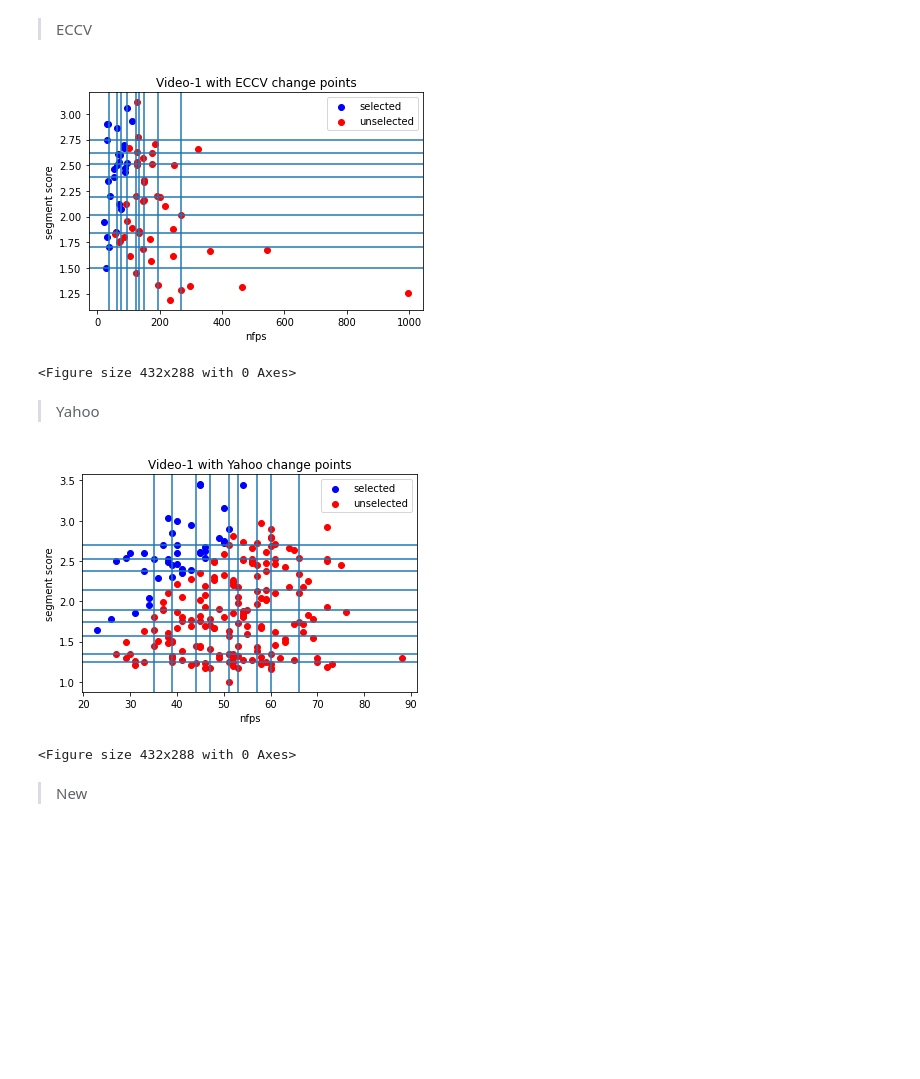
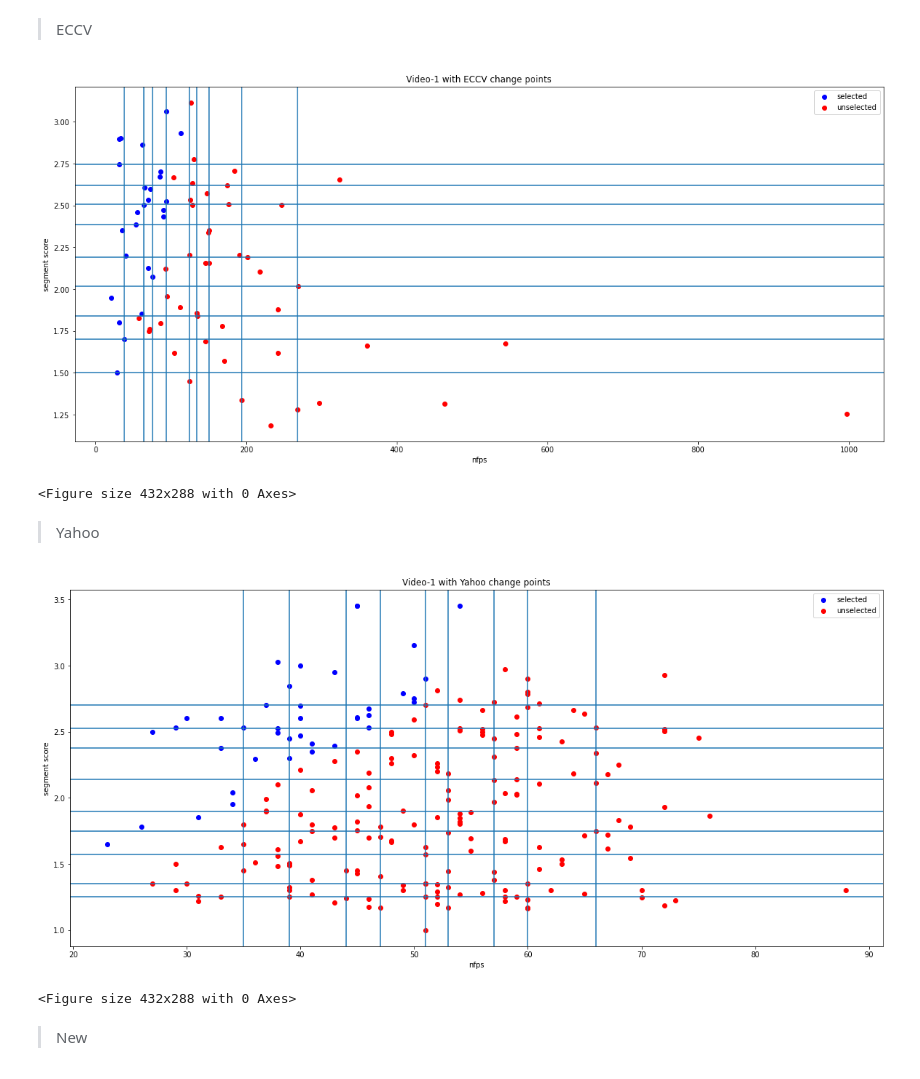
Before and after one commit to mabonmn/Video_Summerization_knapsack, a Jupyter notebook: Summerization_notebook_knapsack.ipynb, the cells around one changed output. Cells and saved outputs as stored; diff of their text form; code cells hidden in the pictures; blank space fills up the shorter version.

```diff
--- a/Summerization_notebook_knapsack.ipynb
+++ b/Summerization_notebook_knapsack.ipynb
@@ -40,0 +175,2 @@ excel_path=('/content/drive/MyDrive/Feature Extraction - Mabon/frame_score/Knaps
+# %%
+seg_score,frame_seg=frame_seg(change_pts,nfps,gt)
@@ -40,0 +247,37 @@ excel_path=('/content/drive/MyDrive/Feature Extraction - Mabon/frame_score/Knaps
+# %%
+selected,unselected,seg_score_selected,seg_score_unselected=classify2(seg_score,nfps,n_frame,user_summary_selected)
+sse=sorted(seg_score)
+sle=sorted(nfps)
+
+'''
+numpy.percentile(a, q, axis=None, out=None, overwrite_input=False, method='linear', keepdims=False, *, interpolation=None)[source]
+Compute the q-th percentile of the data along the specified axis.
+
+Returns the q-th percentile(s) of the array elements.
+'''
+
+p=[0,10, 20, 30, 40, 50, 60, 70, 80, 90]
+rse=np.percentile(sse, p)[1:]
+rle=np.percentile(sle, p)[1:]
+# %%
+#Plotting the figure:
+
+fig = plt.figure(figsize = (20, 9))
+
+plt.scatter(selected,seg_score_selected, color='blue', label='selected')
+plt.scatter(unselected,seg_score_unselected, color='red', label='unselected')
+
+
+for yi in rse:
+  plt.axhline(y = yi, linestyle = '-')
+for xi in rle:
+  plt.axvline(x = xi, linestyle = '-')
+
+
+plt.xlabel('nfps')
+plt.ylabel('segment score')
+plt.legend()
+plt.title("Video-"+str(v)+" with ECCV change points")
+plt.show()
+#plt.savefig("ECCV/"+str(v)+".png")
+plt.clf()
@@ -317,29 +560,29 @@ Deprecated in NumPy 1.20; for more details and guidance: https://numpy.org/devdo
 
 > ECCV
 # %%
-
+fig = plt.figure(figsize = (20, 9))
 plt.scatter(selected_e['nfps'],selected_e['seg_score'], color='blue', label='selected')
 plt.scatter(unselected_e['nfps'],unselected_e['seg_score'], color='red', label='unselected')
 for yi in rse:
   plt.axhline(y = yi, linestyle = '-')
 for xi in rle:
   plt.axvline(x = xi, linestyle = '-')
 plt.xlabel('nfps')
 plt.ylabel('segment score')
 plt.legend()
 plt.title("Video-"+str(v)+" with ECCV change points")
 plt.show()
 #plt.savefig("ECCV/"+str(v)+".png")
 plt.clf()
 # %% [output]
-[figure, old version]
+[figure, new version]
 <Figure size 432x288 with 0 Axes>
 # %% [markdown]
 
 
 > Yahoo
 # %%
-
+fig = plt.figure(figsize = (20, 9))
 plt.scatter(selected_y['nfps'],selected_y['seg_score'], color='blue', label='selected')
 plt.scatter(unselected_y['nfps'],unselected_y['seg_score'], color='red', label='unselected')
 for yi in rsy:
@@ -354,7 +597,7 @@ plt.show()
 #plt.savefig("Yahoo/"+str(v)+".png")
 plt.clf()
 # %% [output]
-[figure, old version]
+[figure, new version]
 <Figure size 432x288 with 0 Axes>
 # %% [markdown]
 
```
Also changed, not shown: parts of 50 cells of this notebook.
